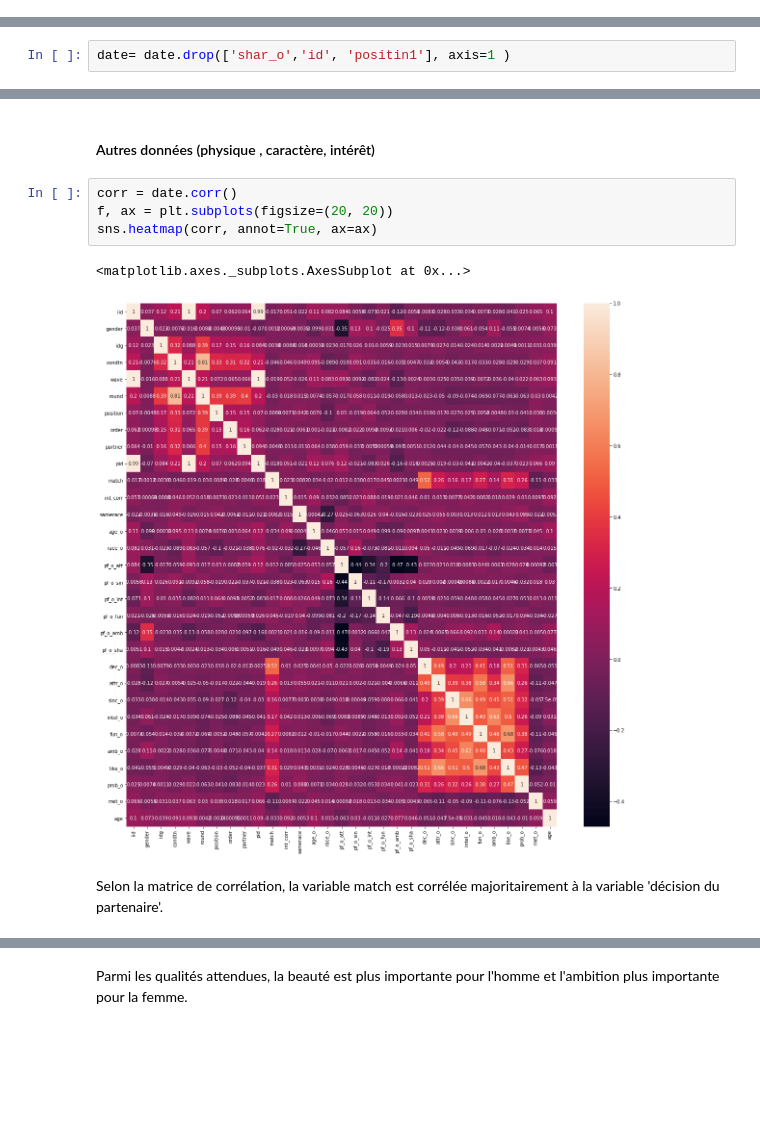
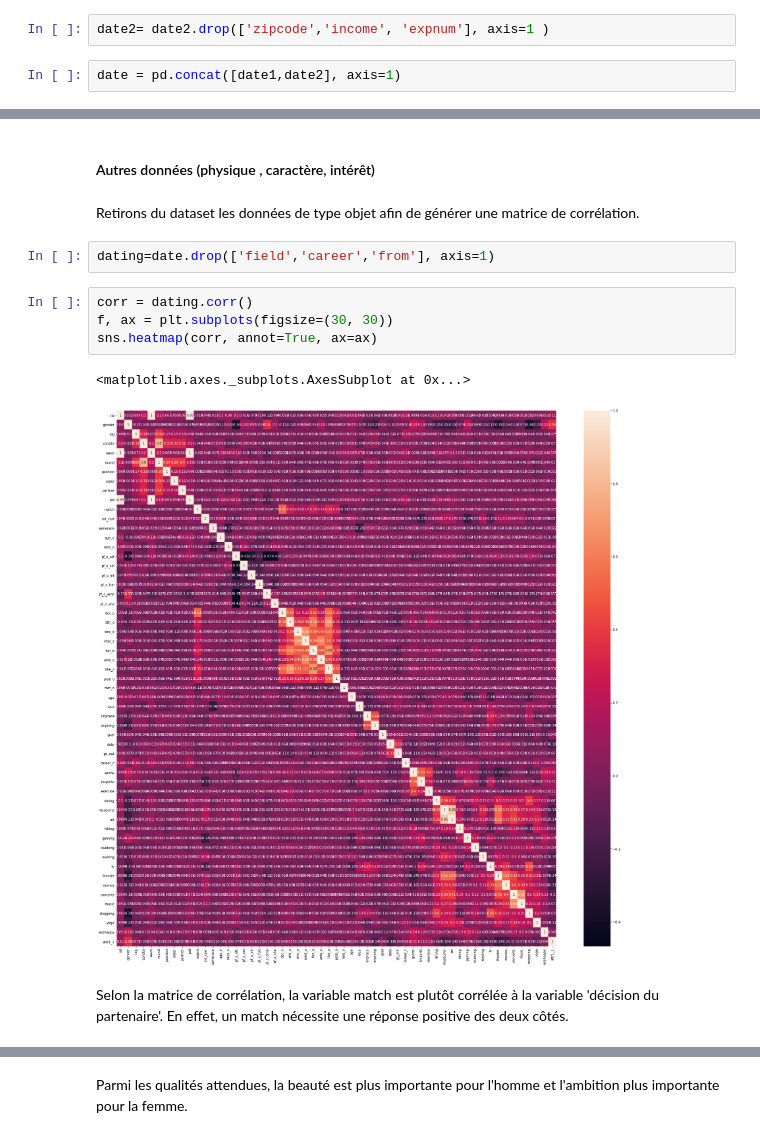
Before and after one commit to aimee01/Mini-projet-dataviz, a Jupyter notebook: Speed_Dating_Mini_Projet.ipynb, the cells around one changed output, grey strips where cells are left out. Cells and saved outputs as stored; diff of their text form; blank space fills up the shorter version.

```diff
--- a/Speed_Dating_Mini_Projet.ipynb
+++ b/Speed_Dating_Mini_Projet.ipynb
@@ -129,3 +209,7 @@ date.shape
+# %%
+date2= date2.drop(['zipcode','income', 'expnum'], axis=1 )
+# %%
+date = pd.concat([date1,date2], axis=1)
 # %%
 date.isnull().sum()
 # %% [output]
@@ -151,2 +232,0 @@ Retirons les deux variables restantes ayant beaucoup de données null (positin1
-# %%
-date= date.drop(['shar_o','id', 'positin1'], axis=1 )
@@ -215,14 +295,18 @@ sns.lmplot(x = 'age', y = 'match', data=date, logistic=True)
 L'age et la nationalité ne sont pas des variables pertinentes pour expliquer les matchs
 # %% [markdown]
 #### Autres données (physique , caractère, intérêt)
+# %% [markdown]
+Retirons du dataset les données de type objet afin de générer une matrice de corrélation.
+# %%
+dating=date.drop(['field','career','from'], axis=1)
 # %%
-corr = date.corr()
-f, ax = plt.subplots(figsize=(20, 20))
+corr = dating.corr()
+f, ax = plt.subplots(figsize=(30, 30))
 sns.heatmap(corr, annot=True, ax=ax)
 # %% [output]
 <matplotlib.axes._subplots.AxesSubplot at 0x...>
-[figure, old version]
+[figure, new version]
 # %% [markdown]
 
-Selon la matrice de corrélation, la variable match est corrélée majoritairement à la variable 'décision du partenaire'.
+Selon la matrice de corrélation, la variable match est plutôt corrélée à la variable 'décision du partenaire'. En effet, un match nécessite une réponse positive des deux côtés.
 # %%
```
Also changed, not shown: parts of 25 cells of this notebook.
